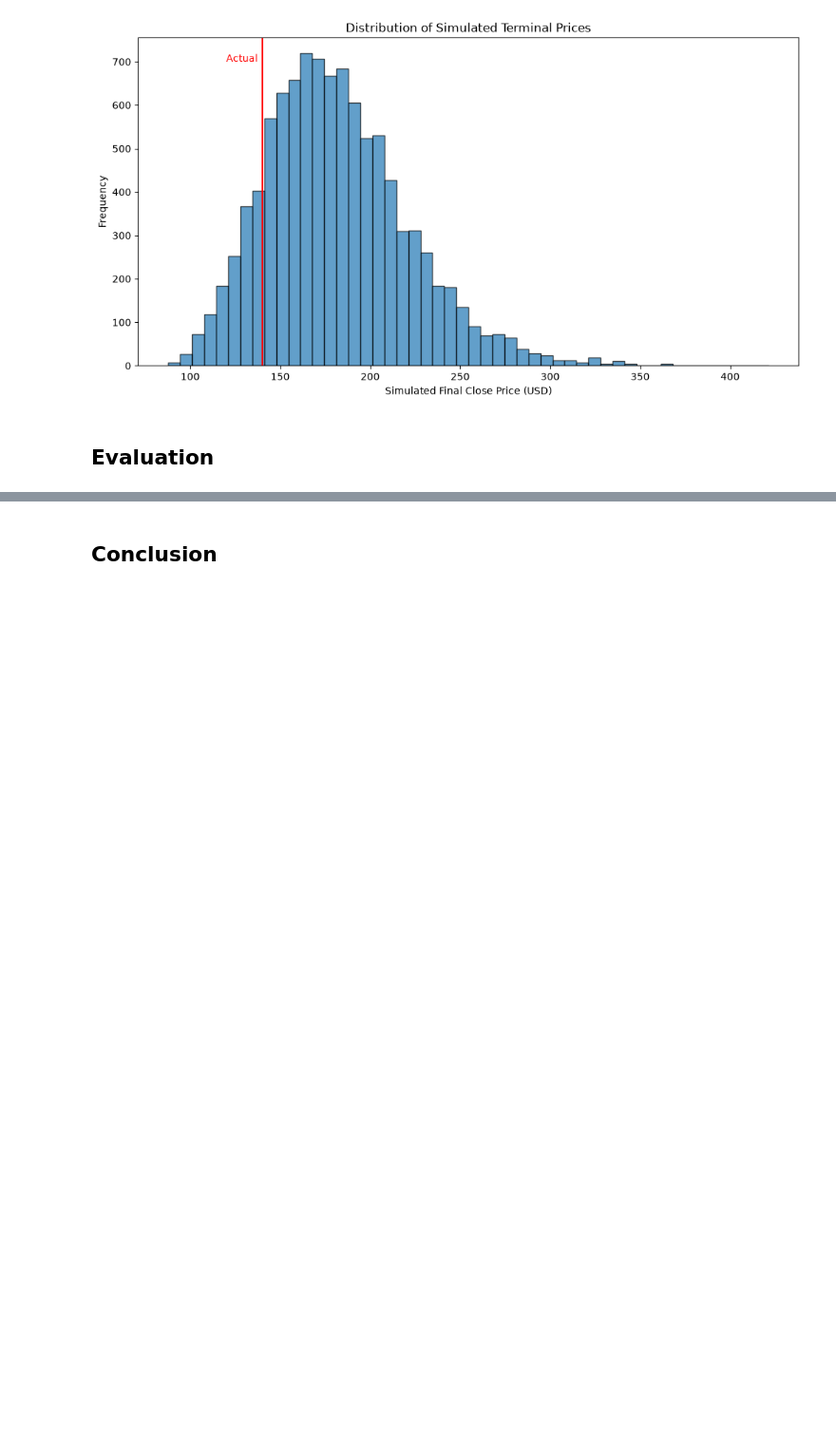
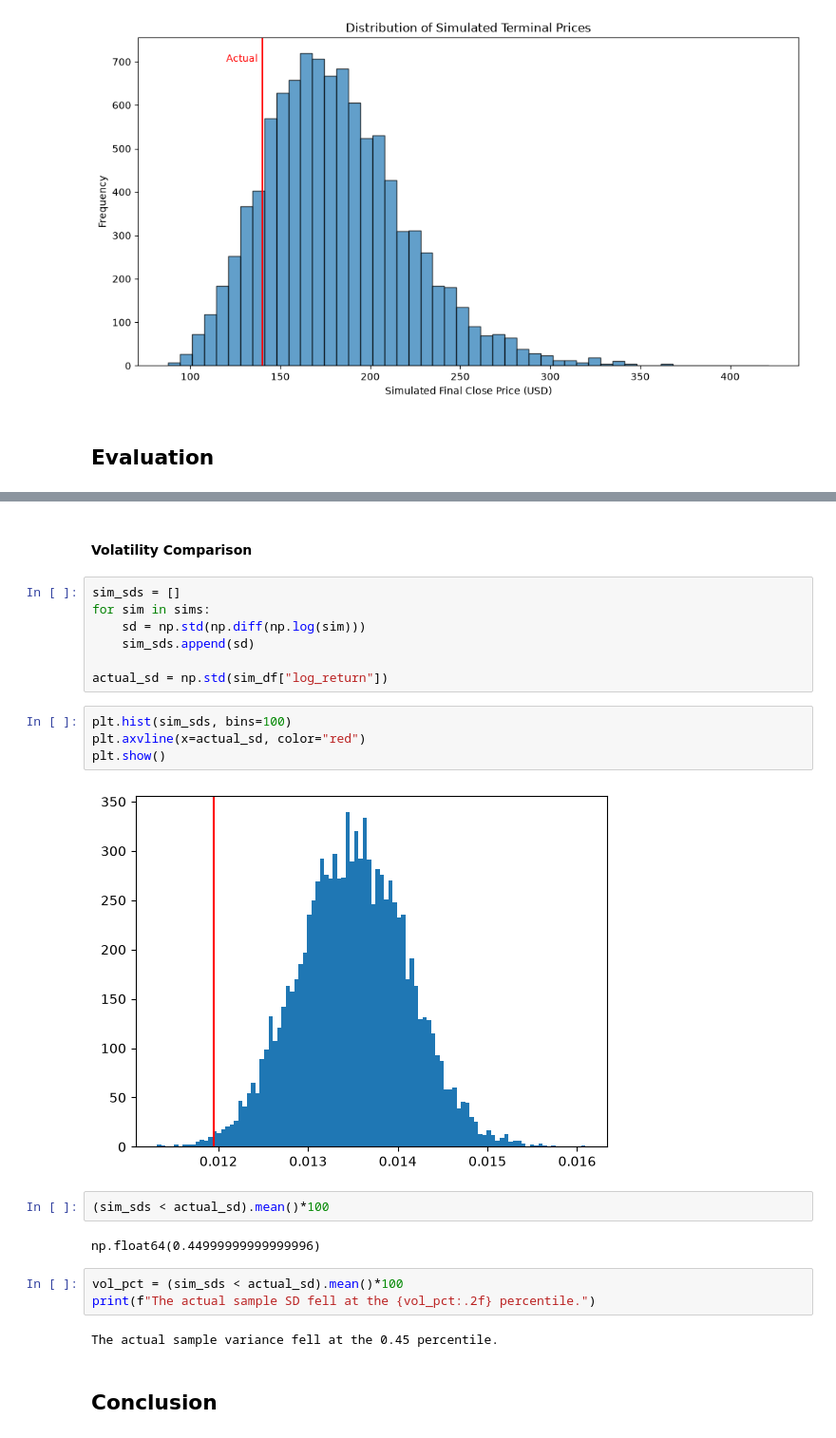
Before and after one commit to BenJonesData/equity-random-walk-exploration, a Jupyter notebook: notebooks/03_gbm_fitting_and_simulation.ipynb, the cells around one changed output, grey strips where cells are left out. Shown at 95% size. Saved outputs shown, nothing was run; the diff lists cells and outputs as text; blank space fills up the shorter version.

```diff
--- a/notebooks/03_gbm_fitting_and_simulation.ipynb
+++ b/notebooks/03_gbm_fitting_and_simulation.ipynb
@@ -138,2 +197,26 @@ plt.show()
+# %% [markdown]
+#### Volatility Comparison
+# %%
+sim_sds = []
+for sim in sims:
+    sd = np.std(np.diff(np.log(sim)))
+    sim_sds.append(sd)
+
+actual_sd = np.std(sim_df["log_return"])
+# %%
+plt.hist(sim_sds, bins=100)
+plt.axvline(x=actual_sd, color="red")
+plt.show()
+# %% [output]
+[figure, added]
+# %%
+(sim_sds < actual_sd).mean()*100
+# %% [output]
+np.float64(0.44999999999999996)
+# %%
+vol_pct = (sim_sds < actual_sd).mean()*100
+print(f"The actual sample SD fell at the {vol_pct:.2f} percentile.")
+# %% [output]
+The actual sample variance fell at the 0.45 percentile.
 # %% [markdown]
 ## Conclusion
```
Also changed, not shown: parts of 12 cells of this notebook.
